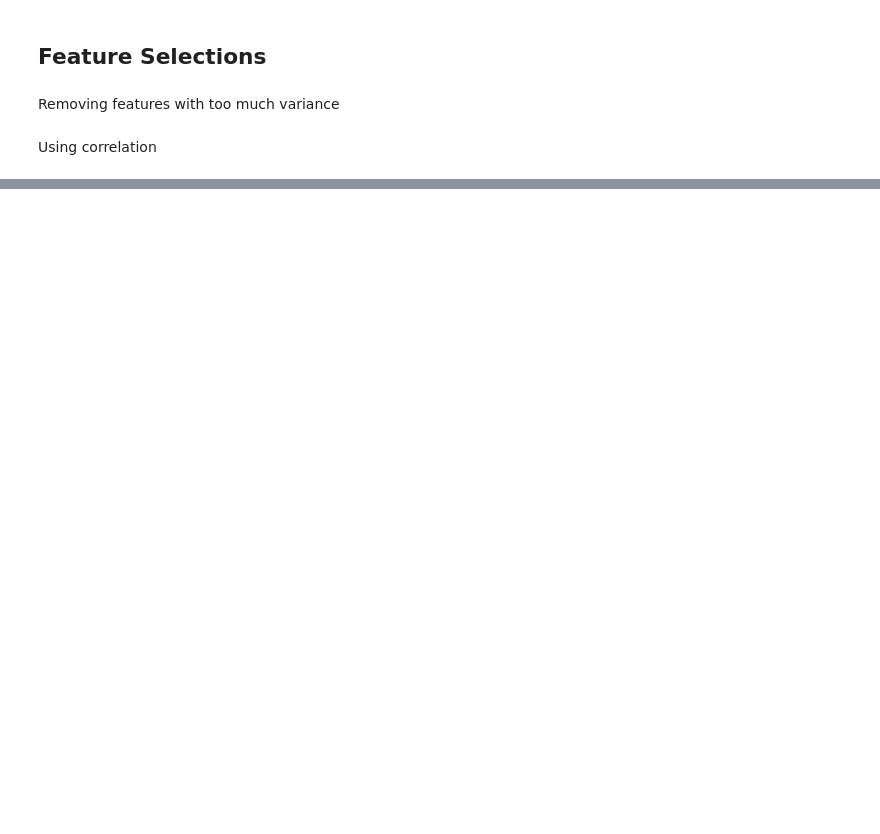
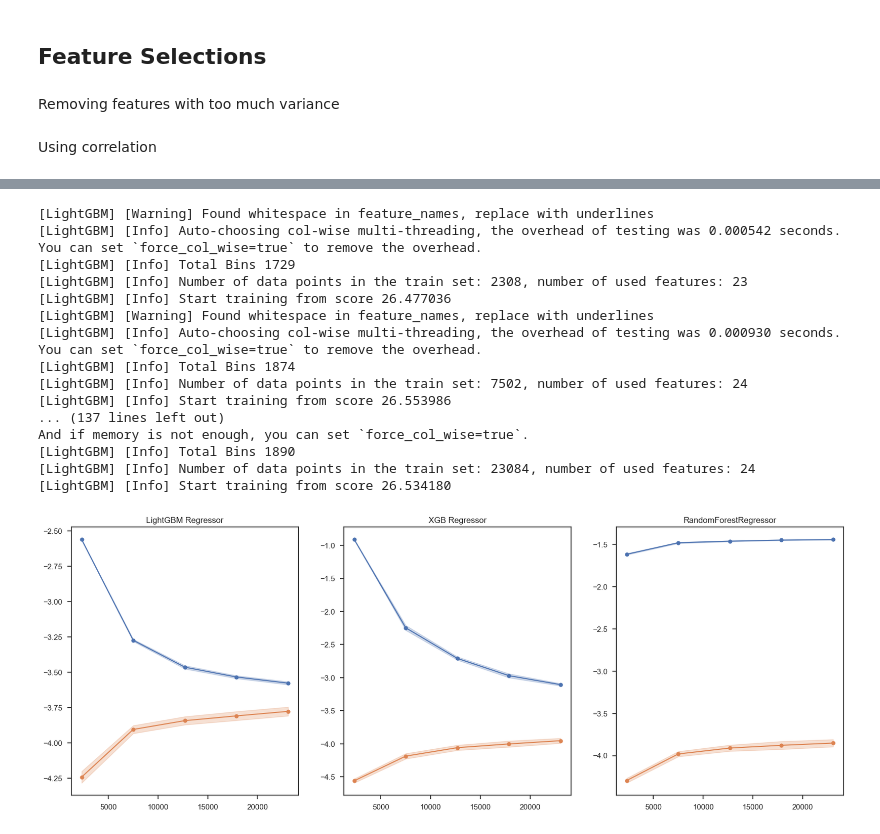
Before and after one commit to songthao1610/Food-Delivery-Time-Prediction, a Jupyter notebook: official_notebook.ipynb, the cells around one changed output, grey strips where cells are left out. Cells and saved outputs as stored; diff of their text form; code cells hidden in the pictures; blank space fills up the shorter version.

```diff
--- a/official_notebook.ipynb
+++ b/official_notebook.ipynb
@@ -935,6 +1138,0 @@ df_train.columns
-# %%
-df=pd.DataFrame()
-for col in cat_cols:
-  df_col=one_way_Anova_and_post_hoc_test(df_train, col, target_col,post_hoc=False)
-  df=pd.concat([df,df_col], axis=0,ignore_index=True)
-display(set_frame_style(df,''))
@@ -1031,16 +1204,35 @@ def cross_val_score_(model,param,X_train, y_train,cv=5,scoring='r2'):
 # %%
 fig,axes = plt.subplots(ncols=3, figsize=(20,7))
 lgb = LGBMRegressor()
 lc = LearningCurve(lgb, scoring='neg_root_mean_squared_error',ax=axes[0])
 lc.fit(X_train_, y_train)
 xgb = XGBRegressor()
 lc2 = LearningCurve(xgb, scoring='neg_root_mean_squared_error',ax=axes[1])
 lc2.fit(X_train_,y_train)
 
 rd = RandomForestRegressor()
 lc3 = LearningCurve(rd, scoring='neg_root_mean_squared_error',ax=axes[2])
 lc3.fit(X_train_,y_train)
-lc.show()
-lc2.show()
-
-lc3.show()
+axes[0].set_title('LightGBM Regressor')
+axes[1].set_title('XGB Regressor')
+axes[2].set_title('RandomForestRegressor')
+plt.show()
+# %% [output]
+[LightGBM] [Warning] Found whitespace in feature_names, replace with underlines
+[LightGBM] [Info] Auto-choosing col-wise multi-threading, the overhead of testing was 0.000542 seconds.
+You can set `force_col_wise=true` to remove the overhead.
+[LightGBM] [Info] Total Bins 1729
+[LightGBM] [Info] Number of data points in the train set: 2308, number of used features: 23
+[LightGBM] [Info] Start training from score 26.477036
+[LightGBM] [Warning] Found whitespace in feature_names, replace with underlines
+[LightGBM] [Info] Auto-choosing col-wise multi-threading, the overhead of testing was 0.000930 seconds.
+You can set `force_col_wise=true` to remove the overhead.
+[LightGBM] [Info] Total Bins 1874
+[LightGBM] [Info] Number of data points in the train set: 7502, number of used features: 24
+[LightGBM] [Info] Start training from score 26.553986
+... (137 lines left out)
+And if memory is not enough, you can set `force_col_wise=true`.
+[LightGBM] [Info] Total Bins 1890
+[LightGBM] [Info] Number of data points in the train set: 23084, number of used features: 24
+[LightGBM] [Info] Start training from score 26.534180
+[figure, added]
```
Also changed, not shown: parts of 153 cells of this notebook.
